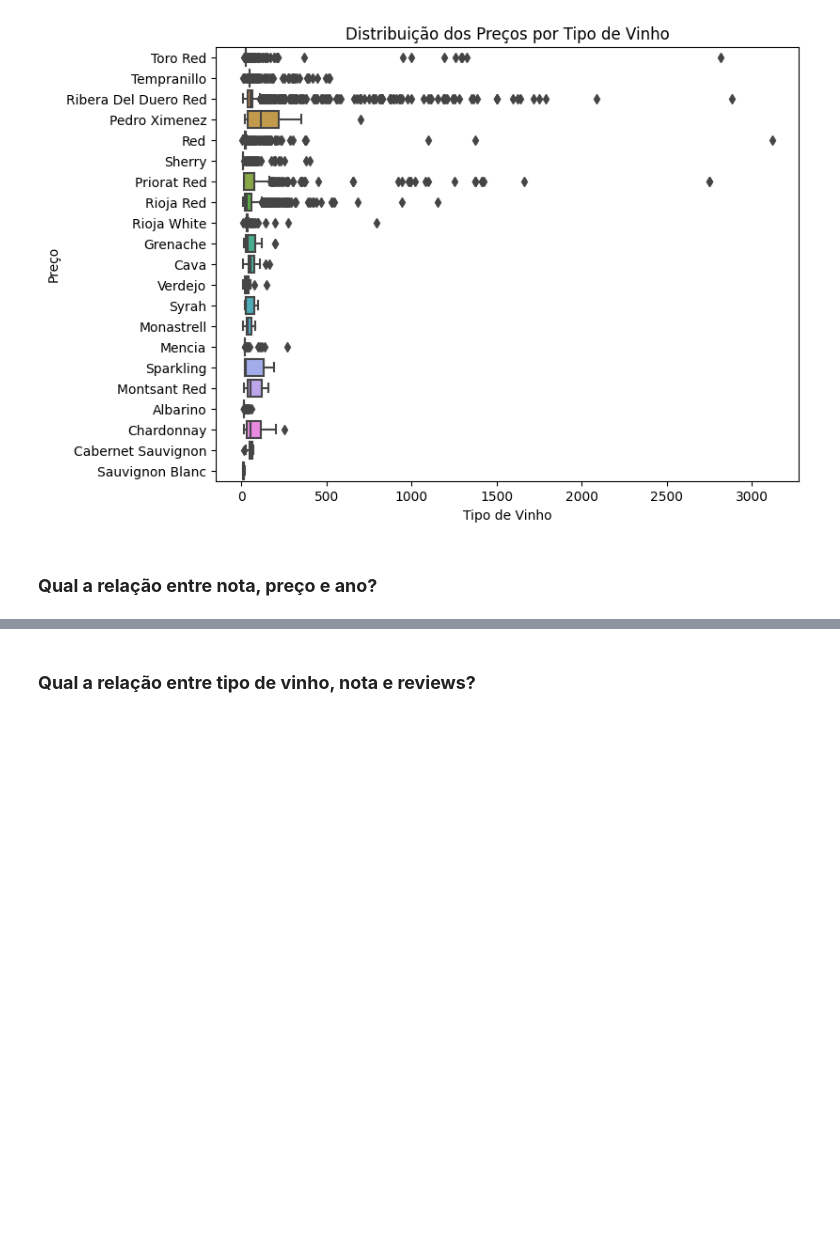
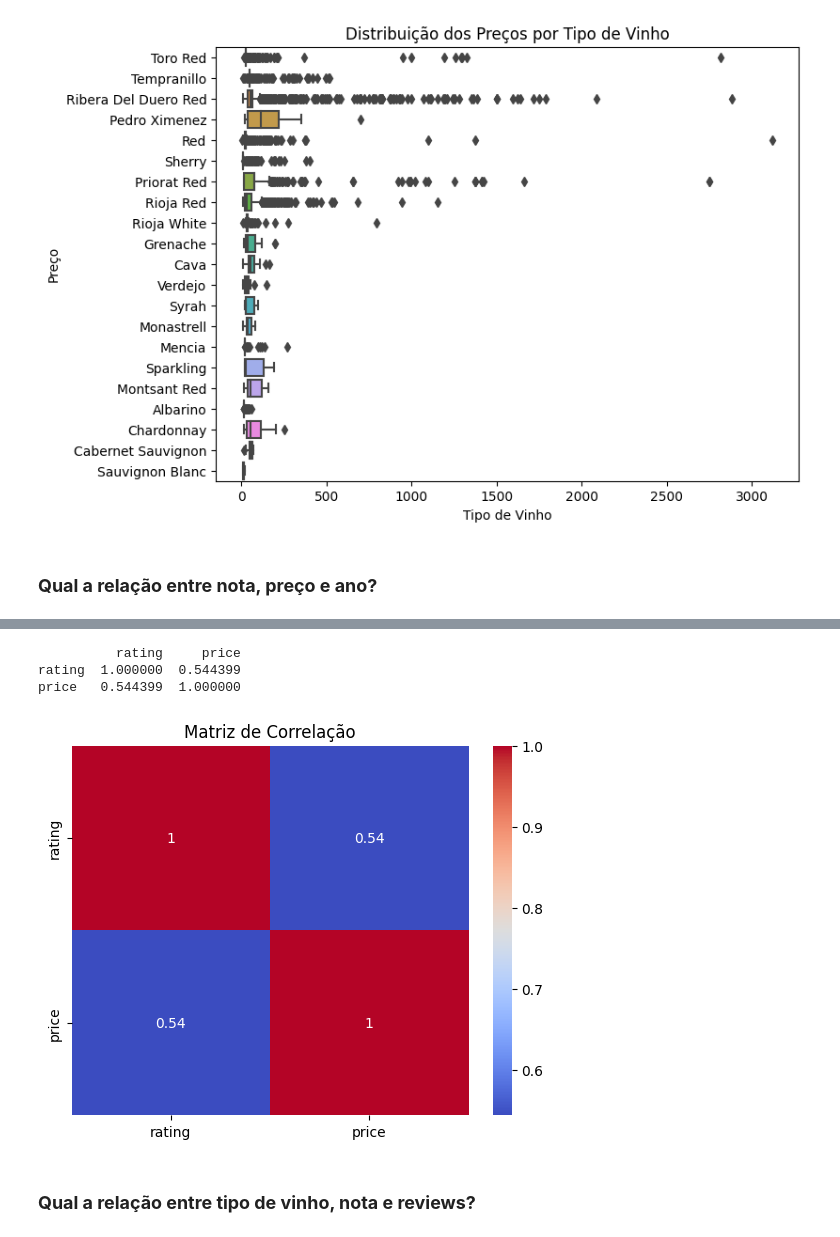
Before and after one commit to atlantico-academy/equipe3-2024.2, a Jupyter notebook: notebooks/01-exploratory_data_analysis.ipynb, the cells around one changed output, grey strips where cells are left out. Saved outputs shown, nothing was run; the diff lists cells and outputs as text; code cells hidden in the pictures; blank space fills up the shorter version.

```diff
--- a/notebooks/01-exploratory_data_analysis.ipynb
+++ b/notebooks/01-exploratory_data_analysis.ipynb
@@ -172,2 +241,16 @@ plt.show()
+# %%
+#não pode ano
+correlation_matrix = df[['rating', 'price']].corr()
+print(correlation_matrix)
+
+# Visualizar a matriz de correlação
+sns.heatmap(correlation_matrix, annot=True, cmap='coolwarm')
+plt.title('Matriz de Correlação')
+plt.show()
+# %% [output]
+          rating     price
+rating  1.000000  0.544399
+price   0.544399  1.000000
+[figure, added]
 # %% [markdown]
 ### **Qual a relação entre tipo de vinho, nota e reviews?**
```
Also changed, not shown: parts of 23 cells of this notebook, 1 other file.
